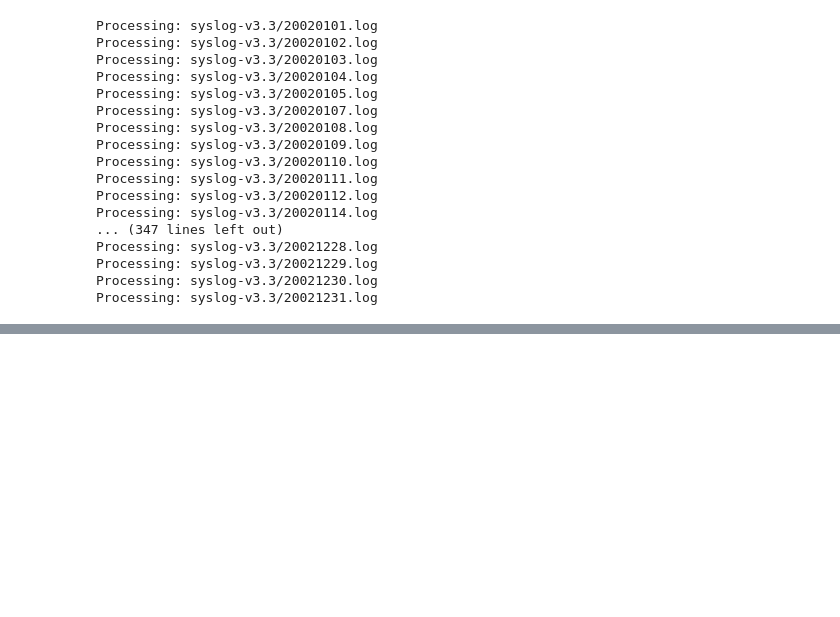
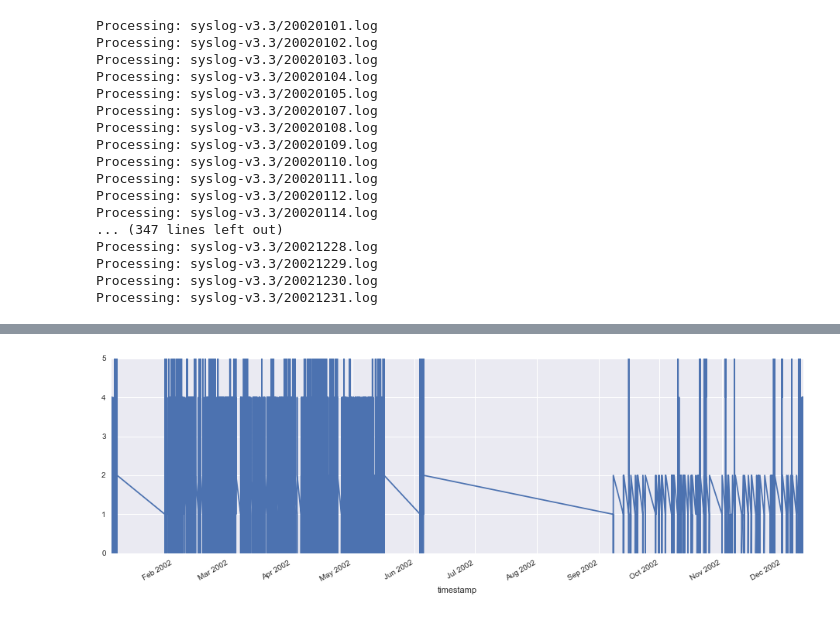
Before and after one commit to mgirardot/DataScienceChallenges, a Jupyter notebook: DataScienceChallenge9/Dartmouth_syslog_analysis.ipynb, the cells around one changed output, grey strips where cells are left out. Cells and saved outputs as stored; diff of their text form; code cells hidden in the pictures; blank space fills up the shorter version.

```diff
--- a/DataScienceChallenge9/Dartmouth_syslog_analysis.ipynb
+++ b/DataScienceChallenge9/Dartmouth_syslog_analysis.ipynb
@@ -136,0 +135,8 @@ df.head()
+# %%
+# Enregistrement sur disque
+#df.to_csv("syslog_2002.csv")
+
+# Loading
+df = pd.read_csv("syslog_2002.csv")
+# %%
+df.index = pd.to_datetime(df.timestamp)
@@ -136,0 +178,10 @@ df.head()
+# %%
+df['connect_seq'] = pd.Categorical(df.Action, ordered=True).codes
+# %%
+allClients = df.Station.unique()
+plt.figure(figsize=[16,5])
+df[df.Station == allClients[0]].connect_seq.plot()
+
+plt.show()
+# %% [output]
+[figure, added]
```
Also changed, not shown: parts of 28 cells of this notebook.
